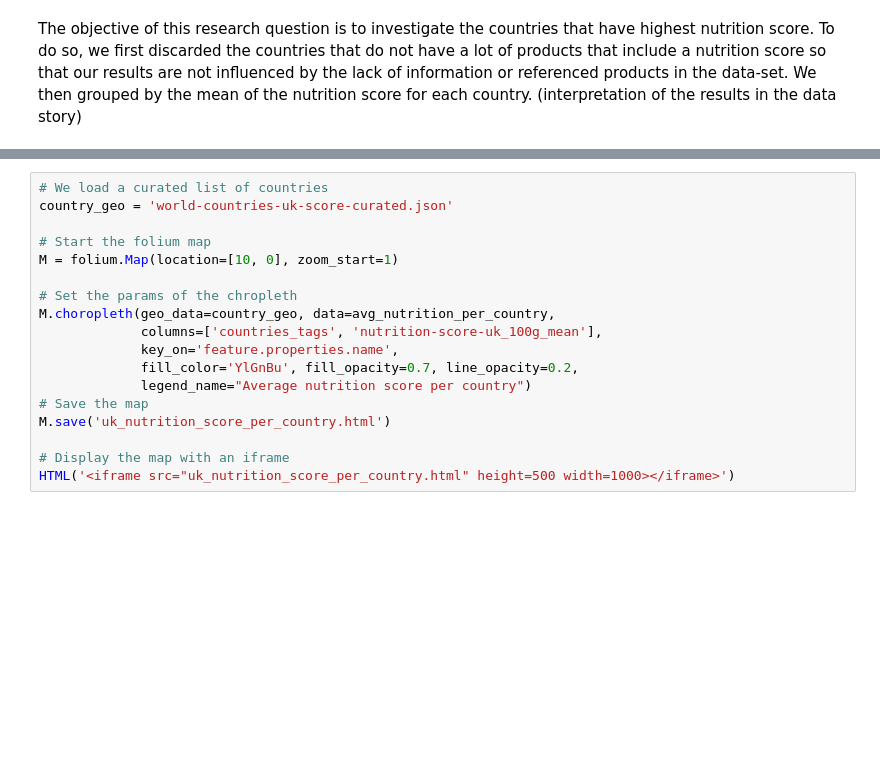
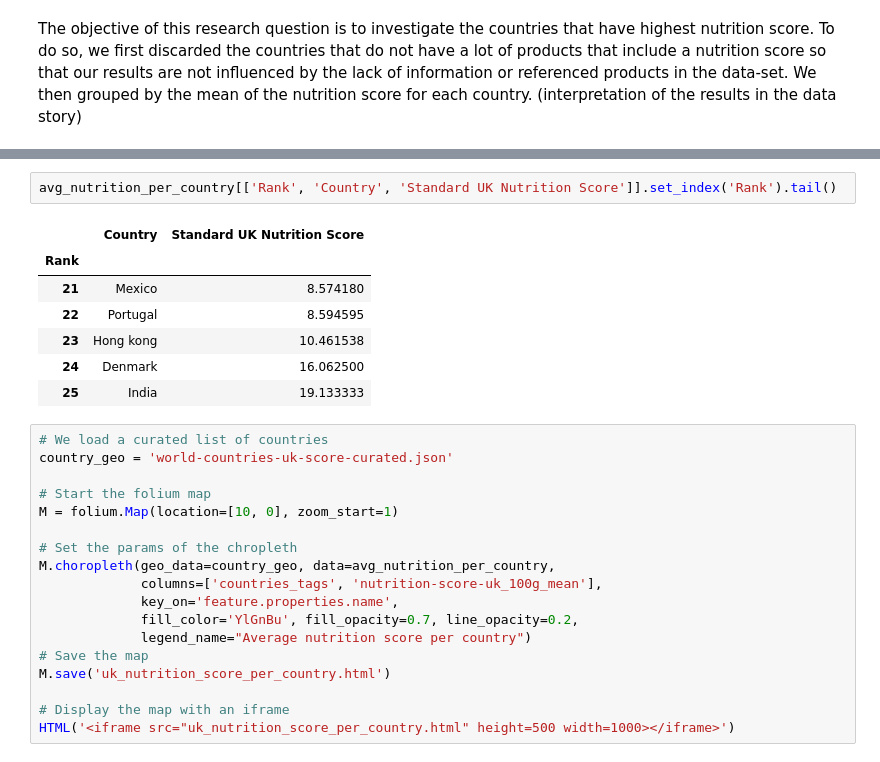
Before and after one commit to AhmedAhres/whats-on-my-plate, a Jupyter notebook: Main-Notebook.ipynb, the cells around one changed output, grey strips where cells are left out. Drawn from its saved outputs; the diff is of its cells as text; blank space fills up the shorter version.

```diff
--- a/Main-Notebook.ipynb
+++ b/Main-Notebook.ipynb
@@ -933,3 +937,13 @@ avg_nutrition_per_country.sort_values(by = "nutrition-score-uk_100g_mean").head(
+# %%
+avg_nutrition_per_country[['Rank', 'Country', 'Standard UK Nutrition Score']].set_index('Rank').tail()
+# %% [output]
+|  | Country | Standard UK Nutrition Score |
+| Rank |  |  |
+| 21 | Mexico | 8.574180 |
+| 22 | Portugal | 8.594595 |
+| 23 | Hong kong | 10.461538 |
+| 24 | Denmark | 16.062500 |
+| 25 | India | 19.133333 |
 # %%
 # We load a curated list of countries
 country_geo = 'world-countries-uk-score-curated.json'
```
Also changed, not shown: parts of 29 cells of this notebook.
